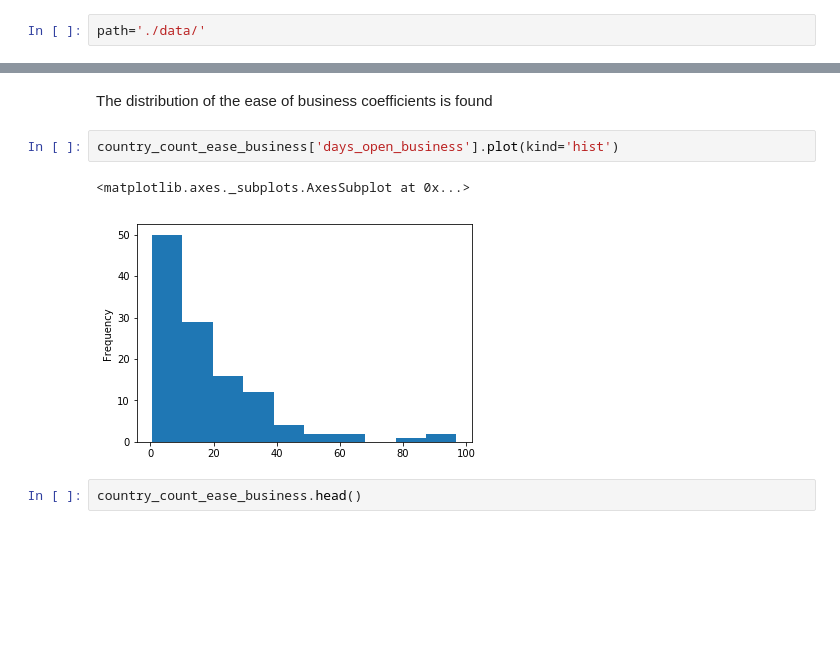
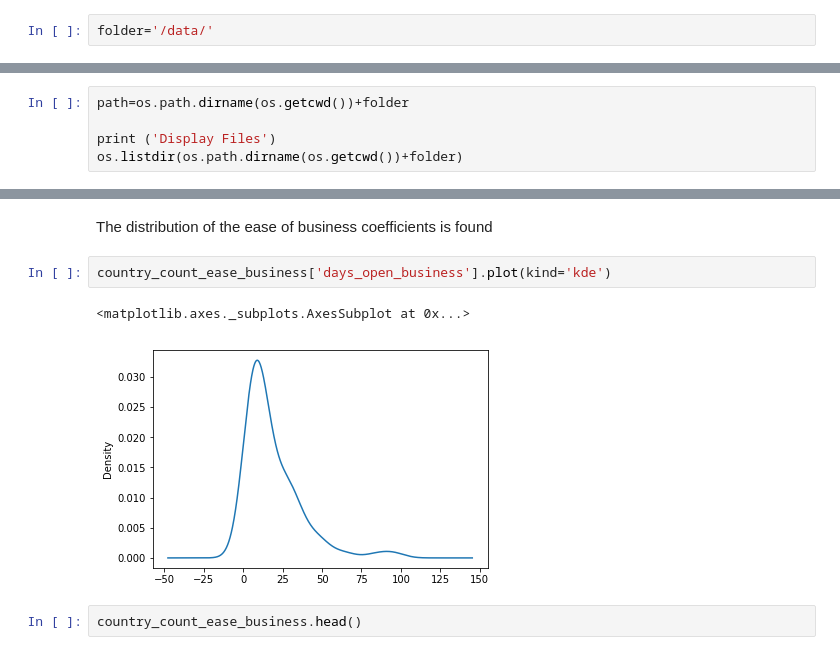
Before and after one commit to eddieshengyuwang/project_ada_akbar, a Jupyter notebook: work_in_progress/Gianluca.ipynb, the cells around one changed output, grey strips where cells are left out. Saved outputs shown, nothing was run; the diff lists cells and outputs as text; blank space fills up the shorter version.

Commit message:
minor changes to graphs

```diff
--- a/work_in_progress/Gianluca.ipynb
+++ b/work_in_progress/Gianluca.ipynb
@@ -54,7 +54,7 @@ What are the burocratic and economic causes pushing entities to go offshore? How
 # %% [markdown]
 ### Description of additional Dataset
 # %%
-path='./data/'
+folder='/data/'
 # %% [markdown]
 The followings are the additional datasets used for the investigation taken in the World Bank Dataset:
 
@@ -89,0 +74,5 @@ os.listdir(path)
+# %%
+path=os.path.dirname(os.getcwd())+folder
+
+print ('Display Files')
+os.listdir(os.path.dirname(os.getcwd())+folder)
@@ -272,10 +276,10 @@ country_count_ease_business=country_count_gdp.merge(df_countries_ease_business,
 # %% [markdown]
 The distribution of the ease of business coefficients is found
 # %%
-country_count_ease_business['days_open_business'].plot(kind='hist')
+country_count_ease_business['days_open_business'].plot(kind='kde')
 # %% [output]
 <matplotlib.axes._subplots.AxesSubplot at 0x...>
-[figure, old version]
+[figure, new version]
 # %%
 country_count_ease_business.head()
 # %% [output]
```
Also changed, not shown: parts of 4 cells of this notebook.
